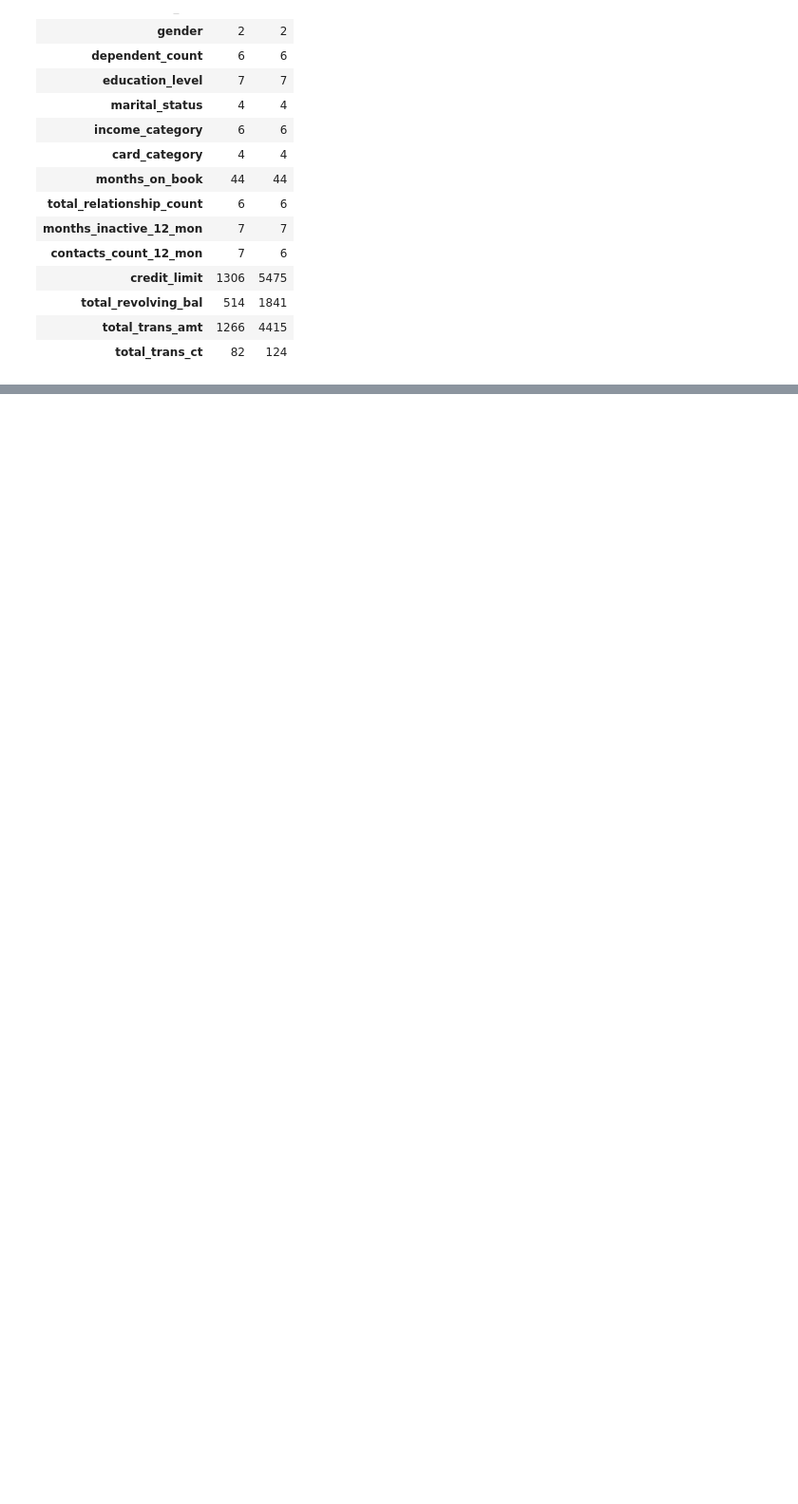
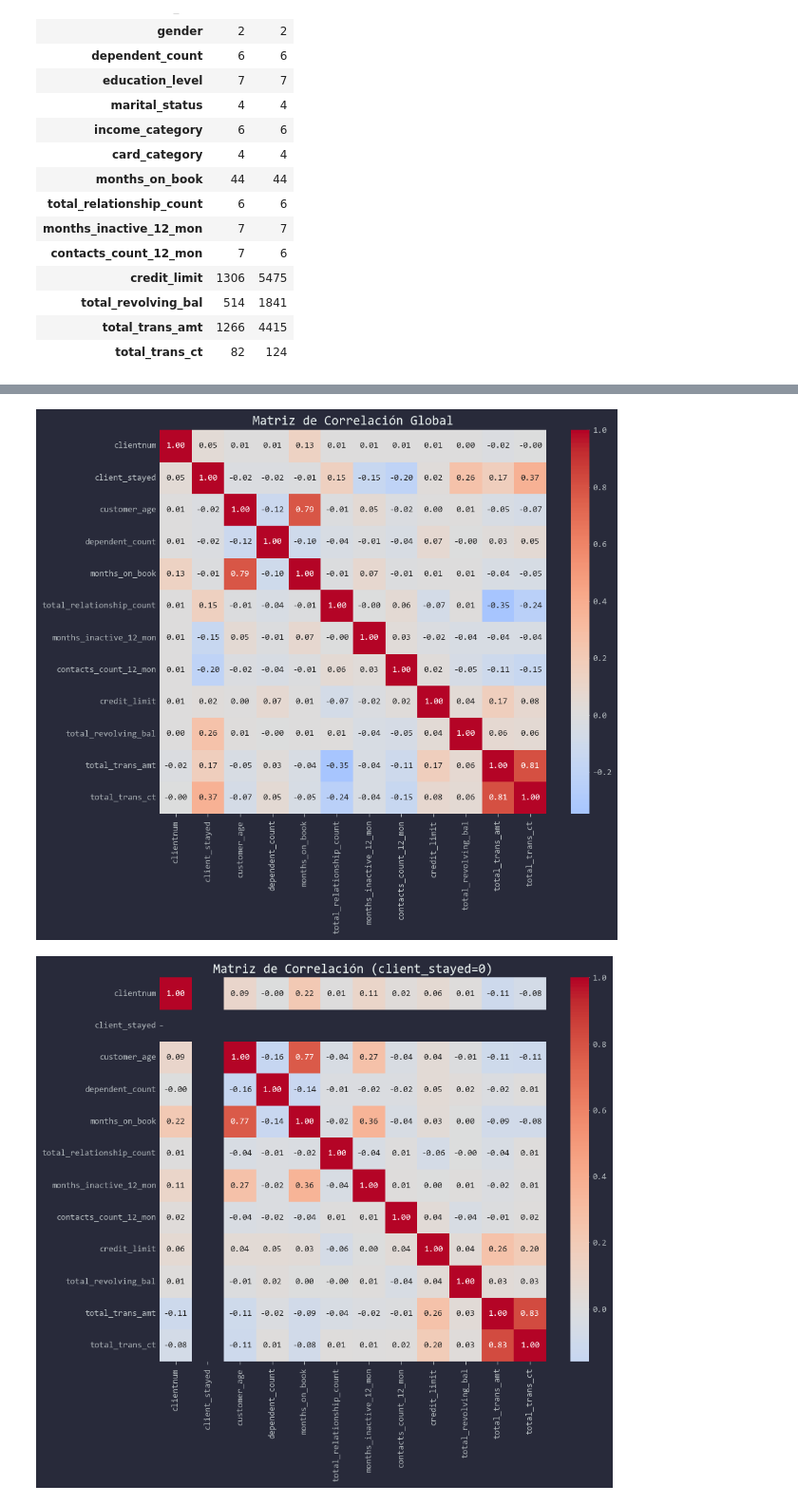
Before and after one commit to Toutl/Data-Processing-Laboratory, a Jupyter notebook: Examenes/III/02_eduardo.ipynb, the cells around one changed output, grey strips where cells are left out. Shown at 95% size. Saved outputs shown, nothing was run; the diff lists cells and outputs as text; code cells hidden in the pictures; blank space fills up the shorter version.

```diff
--- a/Examenes/III/02_eduardo.ipynb
+++ b/Examenes/III/02_eduardo.ipynb
@@ -228,0 +258,26 @@ granularidad_por_grupo
+# %%
+numeric_cols = df.select_dtypes(include=['int64', 'float64']).columns
+
+group_0 = df[df['client_stayed'] == 0][numeric_cols]
+group_1 = df[df['client_stayed'] == 1][numeric_cols]
+
+corr_global = df[numeric_cols].corr()
+plt.figure(figsize=(10, 8))
+sns.heatmap(corr_global, annot=True, cmap='coolwarm', fmt=".2f", center=0)
+plt.title("Matriz de Correlación Global")
+plt.show()
+
+corr_group0 = group_0.corr()
+plt.figure(figsize=(10, 8))
+sns.heatmap(corr_group0, annot=True, cmap='coolwarm', fmt=".2f", center=0)
+plt.title("Matriz de Correlación (client_stayed=0)")
+plt.show()
+
+corr_group1 = group_1.corr()
+plt.figure(figsize=(10, 8))
+sns.heatmap(corr_group1, annot=True, cmap='coolwarm', fmt=".2f", center=0)
+plt.title("Matriz de Correlación (client_stayed=1)")
+plt.show()
+# %% [output]
+[figure, added]
+[figure, added]
```
Also changed, not shown: parts of 3 cells of this notebook.
